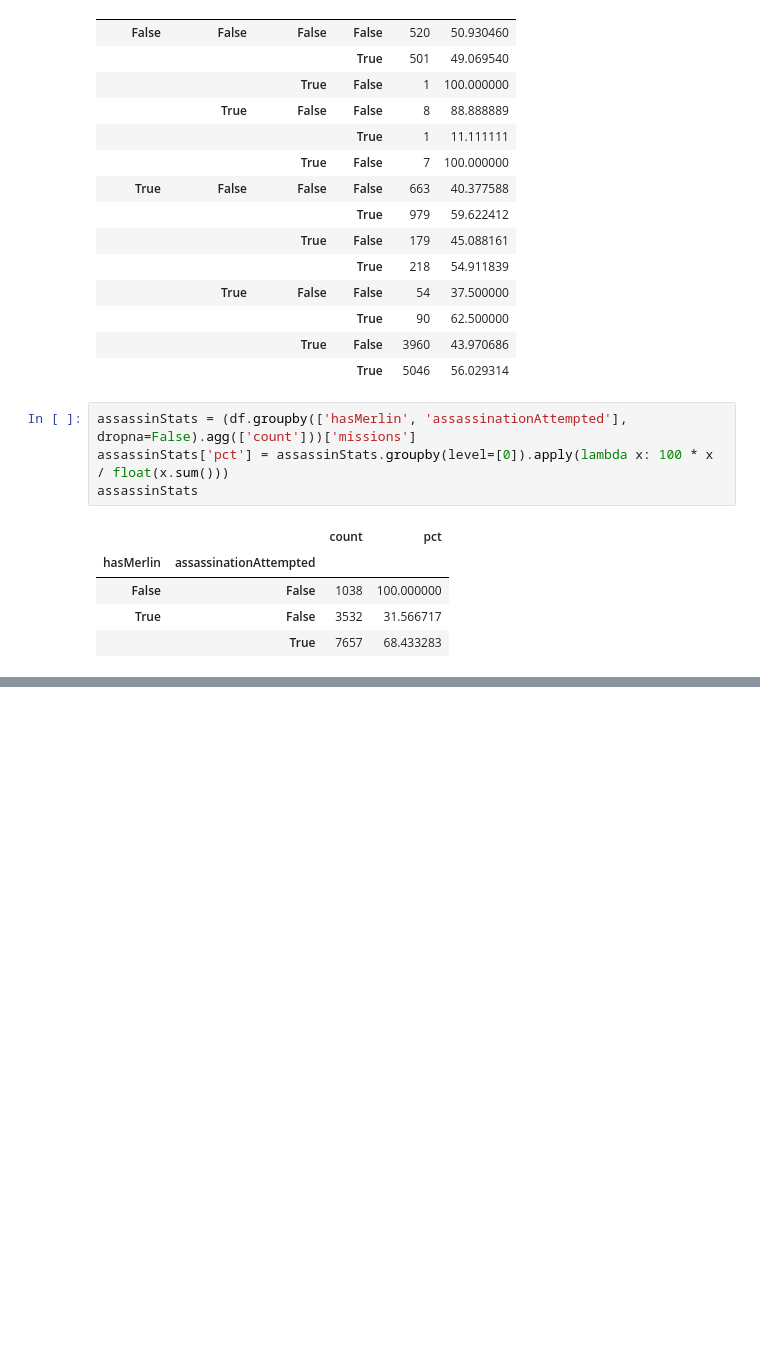
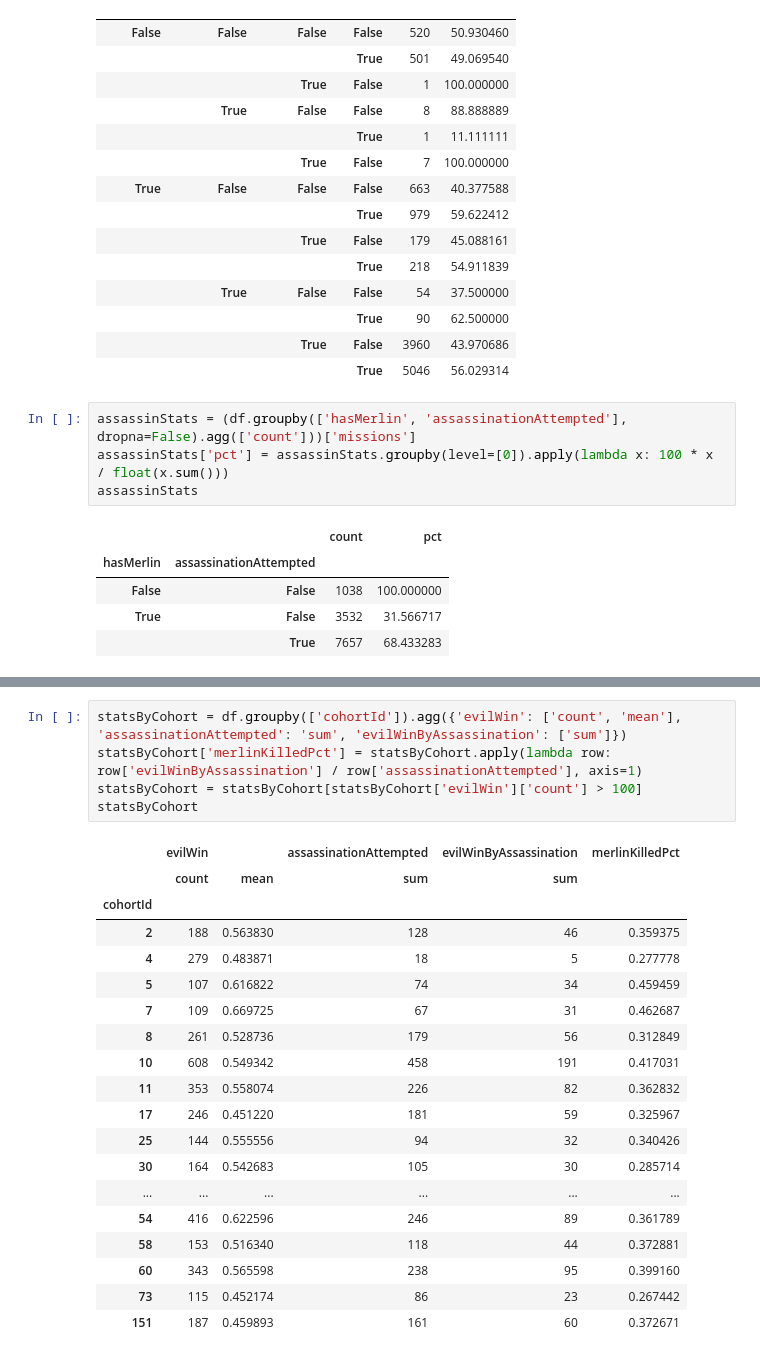
Before and after one commit to WhoaWhoa/avalonlogs, a Jupyter notebook: Avalonlogs.ipynb, the cells around one changed output, grey strips where cells are left out. Drawn from its saved outputs; the diff is of its cells as text; blank space fills up the shorter version.

```diff
--- a/Avalonlogs.ipynb
+++ b/Avalonlogs.ipynb
@@ -167,0 +319,25 @@ assassinStats
+# %%
+statsByCohort = df.groupby(['cohortId']).agg({'evilWin': ['count', 'mean'], 'assassinationAttempted': 'sum', 'evilWinByAssassination': ['sum']})
+statsByCohort['merlinKilledPct'] = statsByCohort.apply(lambda row: row['evilWinByAssassination'] / row['assassinationAttempted'], axis=1)
+statsByCohort = statsByCohort[statsByCohort['evilWin']['count'] > 100]
+statsByCohort
+# %% [output]
+|  | evilWin |  | assassinationAttempted | evilWinByAssassination | merlinKilledPct |
+|  | count | mean | sum | sum |  |
+| cohortId |  |  |  |  |  |
+| 2 | 188 | 0.563830 | 128 | 46 | 0.359375 |
+| 4 | 279 | 0.483871 | 18 | 5 | 0.277778 |
+| 5 | 107 | 0.616822 | 74 | 34 | 0.459459 |
+| 7 | 109 | 0.669725 | 67 | 31 | 0.462687 |
+| 8 | 261 | 0.528736 | 179 | 56 | 0.312849 |
+| 10 | 608 | 0.549342 | 458 | 191 | 0.417031 |
+| 11 | 353 | 0.558074 | 226 | 82 | 0.362832 |
+| 17 | 246 | 0.451220 | 181 | 59 | 0.325967 |
+| 25 | 144 | 0.555556 | 94 | 32 | 0.340426 |
+| 30 | 164 | 0.542683 | 105 | 30 | 0.285714 |
+| ... | ... | ... | ... | ... | ... |
+| 54 | 416 | 0.622596 | 246 | 89 | 0.361789 |
+| 58 | 153 | 0.516340 | 118 | 44 | 0.372881 |
+| 60 | 343 | 0.565598 | 238 | 95 | 0.399160 |
+| 73 | 115 | 0.452174 | 86 | 23 | 0.267442 |
+| 151 | 187 | 0.459893 | 161 | 60 | 0.372671 |
```
Also changed, not shown: parts of 15 cells of this notebook.
